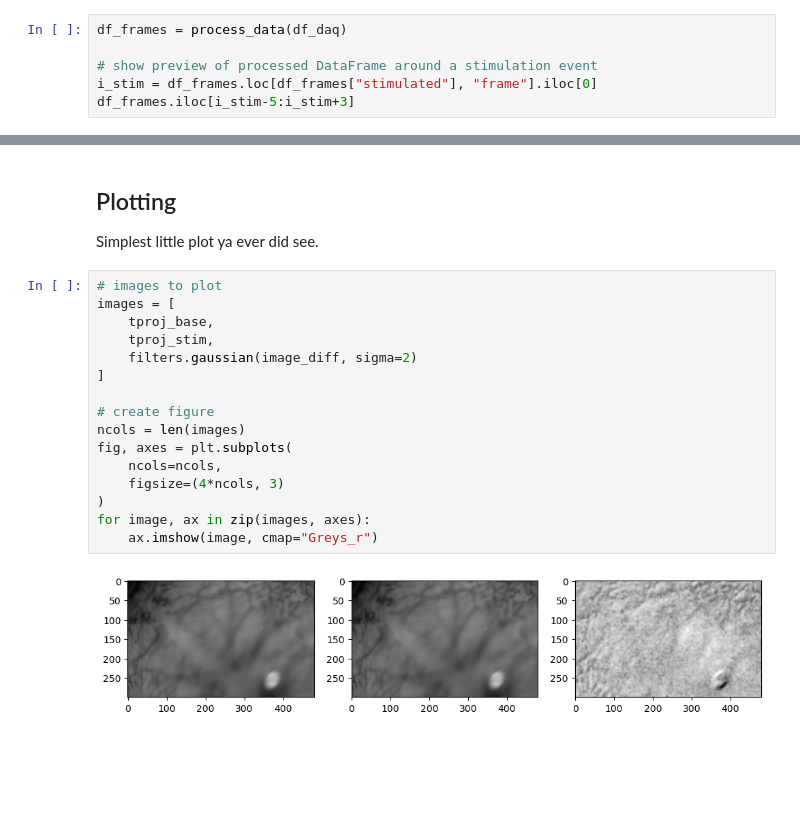
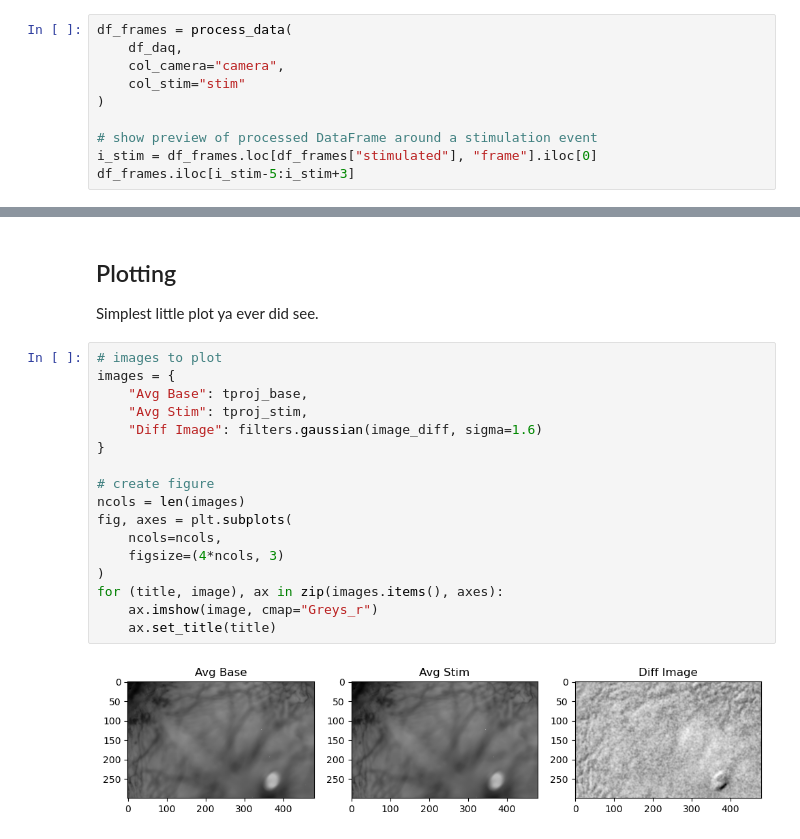
Before and after one commit to Arcadia-Science/2024-sensory-neuroimaging, a Jupyter notebook: notebooks/analysis.ipynb, the cells around one changed output, grey strips where cells are left out. Cells and saved outputs as stored; diff of their text form; blank space fills up the shorter version.

Commit message:
add axis titles to plots

```diff
--- a/notebooks/analysis.ipynb
+++ b/notebooks/analysis.ipynb
@@ -60,7 +60,11 @@ df_daq.head(8)
 # %% [markdown]
 #### Process csv
 # %%
-df_frames = process_data(df_daq)
+df_frames = process_data(
+    df_daq,
+    col_camera="camera",
+    col_stim="stim"
+)
 
 # show preview of processed DataFrame around a stimulation event
 i_stim = df_frames.loc[df_frames["stimulated"], "frame"].iloc[0]
@@ -102,19 +106,20 @@ image_diff = tproj_stim - tproj_base
 Simplest little plot ya ever did see.
 # %%
 # images to plot
-images = [
-    tproj_base,
-    tproj_stim,
-    filters.gaussian(image_diff, sigma=2)
-]
+images = {
+    "Avg Base": tproj_base,
+    "Avg Stim": tproj_stim,
+    "Diff Image": filters.gaussian(image_diff, sigma=1.6)
+}
 
 # create figure
 ncols = len(images)
 fig, axes = plt.subplots(
     ncols=ncols,
     figsize=(4*ncols, 3)
 )
-for image, ax in zip(images, axes):
+for (title, image), ax in zip(images.items(), axes):
     ax.imshow(image, cmap="Greys_r")
+    ax.set_title(title)
 # %% [output]
-[figure, old version]
+[figure, new version]
```
